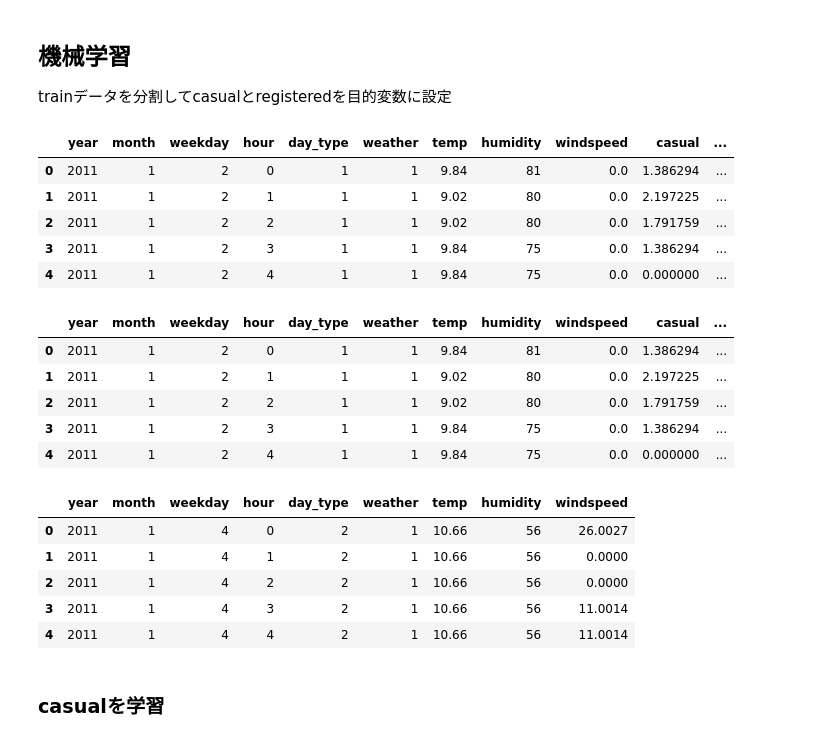
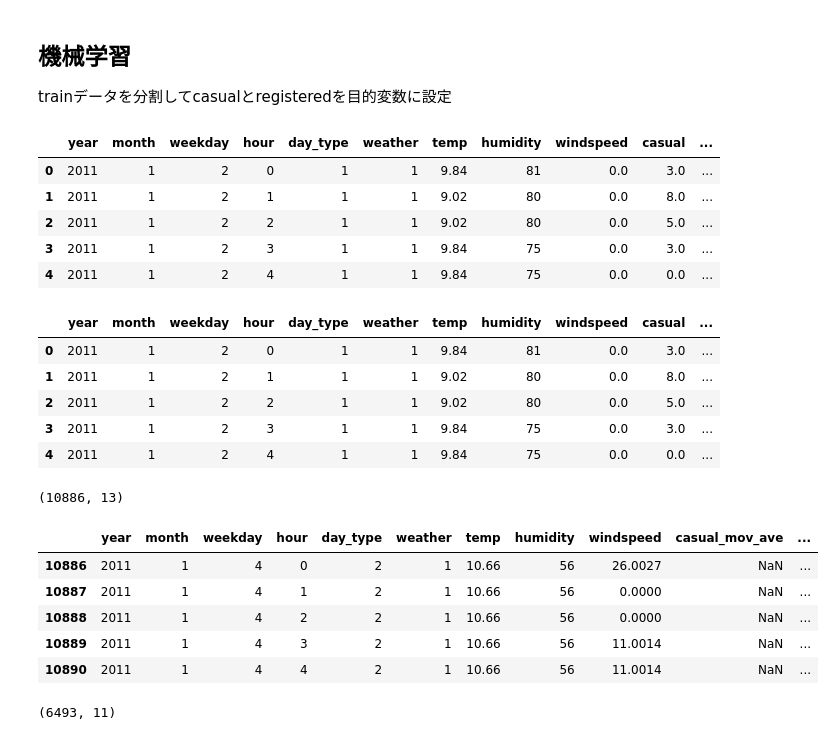
Before and after one commit to Taichi-Ibi/KaggleBikeSharingDemand, a Jupyter notebook: BikeSharing.ipynb, the cells around one changed output. Cells and saved outputs as stored; diff of their text form; code cells hidden in the pictures.

```diff
--- a/BikeSharing.ipynb
+++ b/BikeSharing.ipynb
@@ -104,11 +134,17 @@ df.describe()
 - 降水量の推定. weatherとhumidityで特徴量作れるか
 - キャンペーン日の特定(月初めの決まった曜日？)
 # %%
+df['datetime'] = pd.to_datetime(df['datetime'])
 df['year'] = pd.to_datetime(df['datetime']).dt.strftime('%Y')
 df['month'] = pd.to_datetime(df['datetime']).dt.strftime('%m')
 df['day'] = pd.to_datetime(df['datetime']).dt.strftime('%d')
 df['weekday'] = pd.to_datetime(df['datetime']).dt.strftime('%a')
 df['hour'] = pd.to_datetime(df['datetime']).dt.strftime('%H')
+# %%
+df = df.sort_values('datetime')
+window=24*30
+df['casual_mov_ave'] = df['casual'].rolling(window=window, center=True).mean()
+df['registered_mov_ave'] = df['registered'].rolling(window=window, center=True).mean()
 # %%
 df['weekend'] = 0
 df.loc[(df['holiday'].values==0) & (df['workingday'].values==0),'weekend'] = 1
@@ -136,9 +173,10 @@ df.head()
 # %%
 df['casual_ratio'] = df['casual']/df['count']*100
 # %%
-df = df[['datetime', 'year', 'month', 'day', 'weekday', 'hour', 'season', 'season_rev',
-         'day_type', 'holiday', 'workingday', 'weekend',
-         'weather', 'temp','atemp', 'humidity', 'windspeed',
-         'casual', 'registered', 'count', 'casual_ratio'
-       ]]
-df.head()
+# df = df[['datetime', 'year', 'month', 'day', 'weekday', 'hour', 'season', 'season_rev',
+#          'day_type', 'holiday', 'workingday', 'weekend',
+#          'weather', 'temp','atemp', 'humidity', 'windspeed',
+#          'casual', 'registered', 'count', 'casual_ratio',
+#          'casual_mov_Ave', 'registered_mov_Ave'
+#        ]]
+# df.head()
@@ -244,7 +291,7 @@ df = df[[
     # 'datetime',
     'year',
     'month',
-    # 'day', train:1-19,test:20-
+    # 'day', #train:1-19,test:20-
     'weekday',
     'hour',
     # 'season',
@@ -260,35 +307,41 @@ df = df[[
     'windspeed',
     'casual',
     'registered',
+    'casual_mov_ave',
+    'registered_mov_ave',
     # 'count',
     # 'casual_ratio',
     ]]
 df.head()
 # %% [output]
 |  | year | month | weekday | hour | day_type | weather | temp | humidity | windspeed | casual | ... |
-| 0 | 2011 | 1 | 2 | 0 | 1 | 1 | 9.84 | 81 | 0.0 | 1.386294 | ... |
-| 1 | 2011 | 1 | 2 | 1 | 1 | 1 | 9.02 | 80 | 0.0 | 2.197225 | ... |
-| 2 | 2011 | 1 | 2 | 2 | 1 | 1 | 9.02 | 80 | 0.0 | 1.791759 | ... |
-| 3 | 2011 | 1 | 2 | 3 | 1 | 1 | 9.84 | 75 | 0.0 | 1.386294 | ... |
-| 4 | 2011 | 1 | 2 | 4 | 1 | 1 | 9.84 | 75 | 0.0 | 0.000000 | ... |
+| 0 | 2011 | 1 | 2 | 0 | 1 | 1 | 9.84 | 81 | 0.0 | 3.0 | ... |
+| 1 | 2011 | 1 | 2 | 1 | 1 | 1 | 9.02 | 80 | 0.0 | 8.0 | ... |
+| 2 | 2011 | 1 | 2 | 2 | 1 | 1 | 9.02 | 80 | 0.0 | 5.0 | ... |
+| 3 | 2011 | 1 | 2 | 3 | 1 | 1 | 9.84 | 75 | 0.0 | 3.0 | ... |
+| 4 | 2011 | 1 | 2 | 4 | 1 | 1 | 9.84 | 75 | 0.0 | 0.0 | ... |
 # %%
+df = df.sort_index()
 train = df.iloc[:len(train),:].copy()
 test  = df.iloc[len(train):,:].copy()
 test.drop(['casual','registered'], axis=1, inplace=True)
 display(train.head())
+display(train.shape)
 display(test.head())
+display(test.shape)
+# test.shape
 # %% [output]
 |  | year | month | weekday | hour | day_type | weather | temp | humidity | windspeed | casual | ... |
-| 0 | 2011 | 1 | 2 | 0 | 1 | 1 | 9.84 | 81 | 0.0 | 1.386294 | ... |
-| 1 | 2011 | 1 | 2 | 1 | 1 | 1 | 9.02 | 80 | 0.0 | 2.197225 | ... |
-| 2 | 2011 | 1 | 2 | 2 | 1 | 1 | 9.02 | 80 | 0.0 | 1.791759 | ... |
-| 3 | 2011 | 1 | 2 | 3 | 1 | 1 | 9.84 | 75 | 0.0 | 1.386294 | ... |
-| 4 | 2011 | 1 | 2 | 4 | 1 | 1 | 9.84 | 75 | 0.0 | 0.000000 | ... |
+| 0 | 2011 | 1 | 2 | 0 | 1 | 1 | 9.84 | 81 | 0.0 | 3.0 | ... |
+| 1 | 2011 | 1 | 2 | 1 | 1 | 1 | 9.02 | 80 | 0.0 | 8.0 | ... |
+| 2 | 2011 | 1 | 2 | 2 | 1 | 1 | 9.02 | 80 | 0.0 | 5.0 | ... |
+| 3 | 2011 | 1 | 2 | 3 | 1 | 1 | 9.84 | 75 | 0.0 | 3.0 | ... |
+| 4 | 2011 | 1 | 2 | 4 | 1 | 1 | 9.84 | 75 | 0.0 | 0.0 | ... |
+(10886, 13)
-|  | year | month | weekday | hour | day_type | weather | temp | humidity | windspeed |
-| 0 | 2011 | 1 | 4 | 0 | 2 | 1 | 10.66 | 56 | 26.0027 |
-| 1 | 2011 | 1 | 4 | 1 | 2 | 1 | 10.66 | 56 | 0.0000 |
-| 2 | 2011 | 1 | 4 | 2 | 2 | 1 | 10.66 | 56 | 0.0000 |
-| 3 | 2011 | 1 | 4 | 3 | 2 | 1 | 10.66 | 56 | 11.0014 |
-| 4 | 2011 | 1 | 4 | 4 | 2 | 1 | 10.66 | 56 | 11.0014 |
+|  | year | month | weekday | hour | day_type | weather | temp | humidity | windspeed | casual_mov_ave | ... |
+| 10886 | 2011 | 1 | 4 | 0 | 2 | 1 | 10.66 | 56 | 26.0027 | NaN | ... |
+| 10887 | 2011 | 1 | 4 | 1 | 2 | 1 | 10.66 | 56 | 0.0000 | NaN | ... |
+| 10888 | 2011 | 1 | 4 | 2 | 2 | 1 | 10.66 | 56 | 0.0000 | NaN | ... |
+| 10889 | 2011 | 1 | 4 | 3 | 2 | 1 | 10.66 | 56 | 11.0014 | NaN | ... |
+| 10890 | 2011 | 1 | 4 | 4 | 2 | 1 | 10.66 | 56 | 11.0014 | NaN | ... |
+(6493, 11)
-# %% [markdown]
-### casualを学習
```
Also changed, not shown: parts of 18 cells of this notebook, 2 other files.
